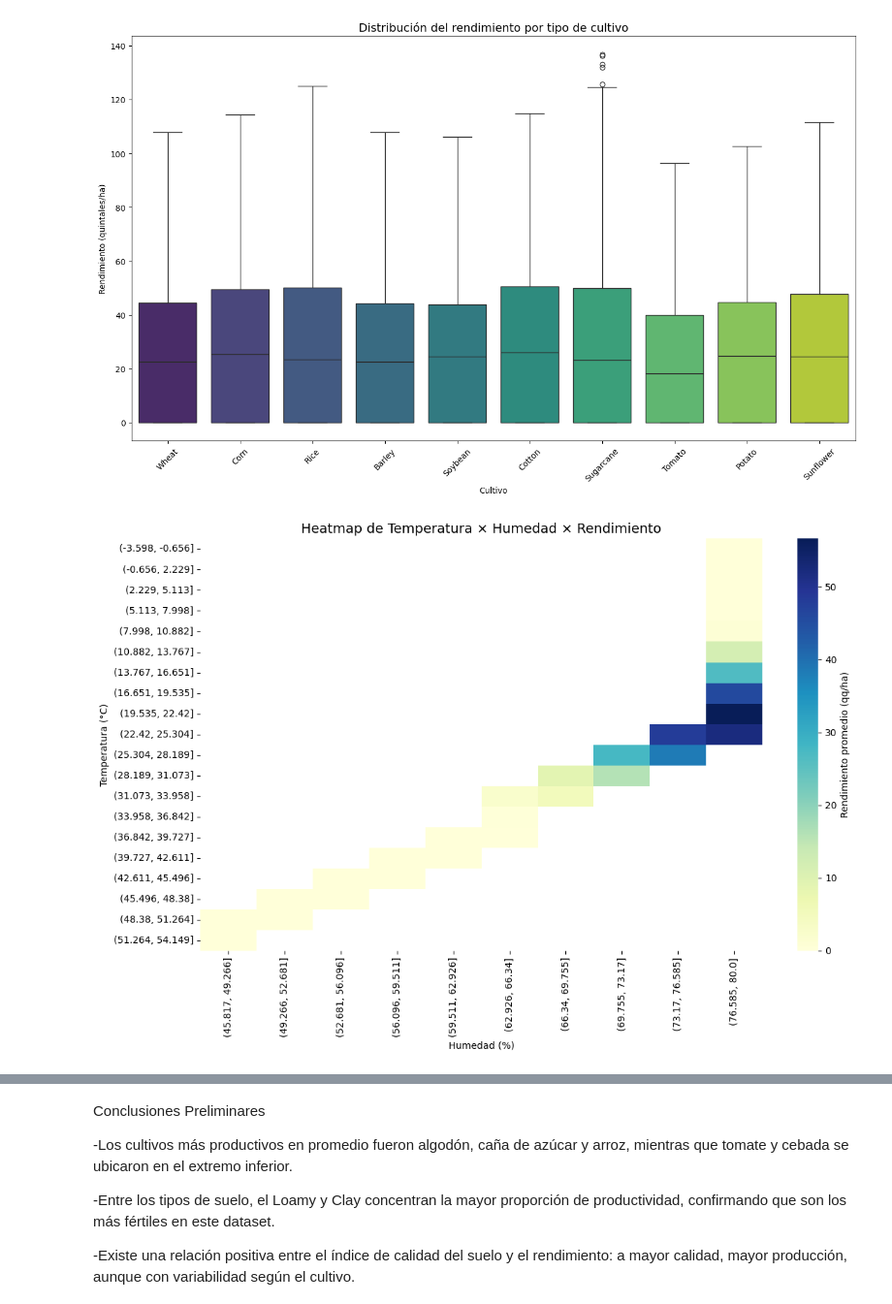
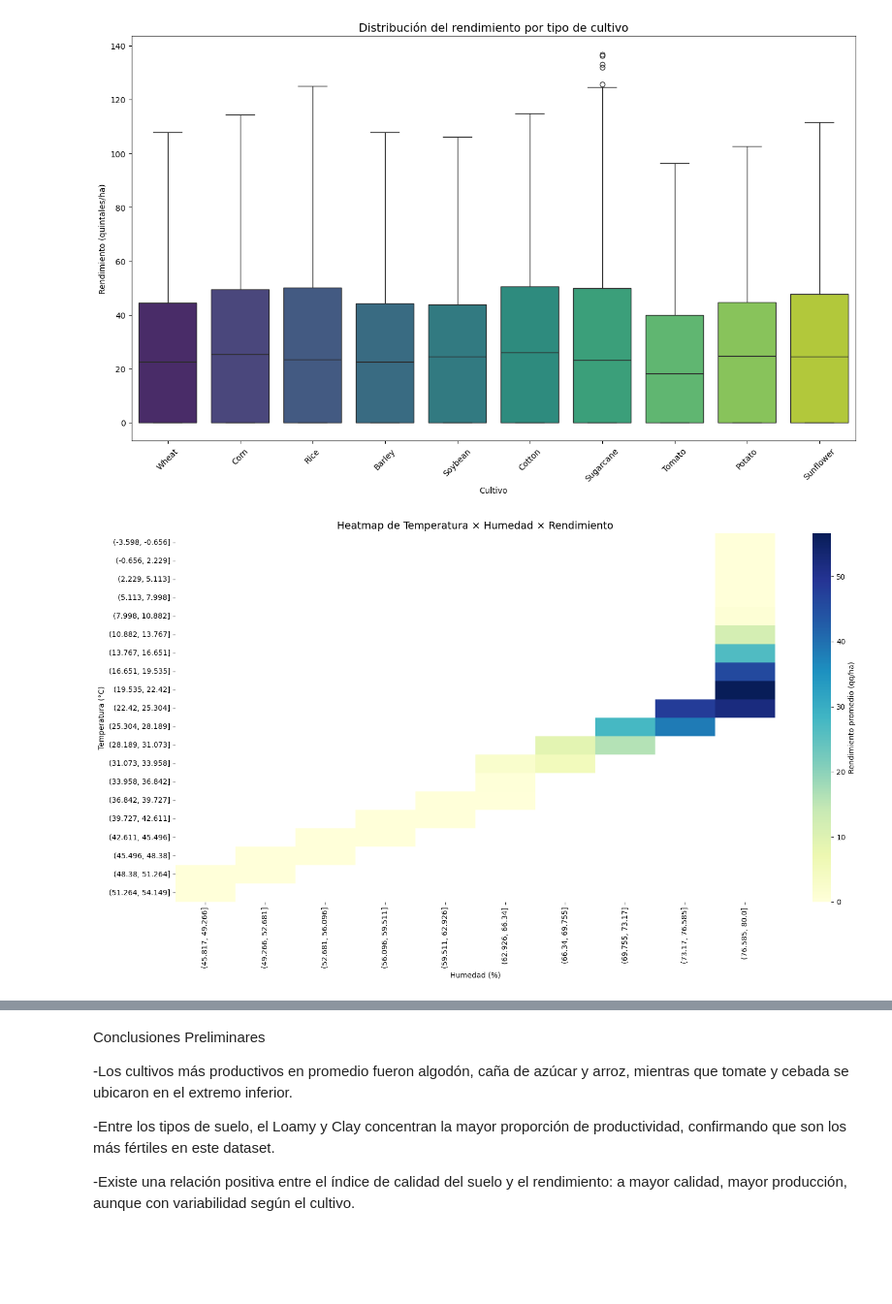
Before and after one commit to IvanSerem/agro-datascience, a Jupyter notebook: ProyectoDS_ParteI_Seremczuk.ipynb, the cells around one changed output, grey strips where cells are left out. Shown at 97% size. Saved outputs shown, nothing was run; the diff lists cells and outputs as text; code cells hidden in the pictures; blank space fills up the shorter version.

```diff
--- a/ProyectoDS_ParteI_Seremczuk.ipynb
+++ b/ProyectoDS_ParteI_Seremczuk.ipynb
@@ -163,30 +163,30 @@ Passing `palette` without assigning `hue` is deprecated and will be removed in v
 # %%
 import pandas as pd
 import seaborn as sns
 import matplotlib.pyplot as plt
 
 # Crear tabla pivote: promedio de rendimiento según temperatura y humedad
 pivot_table = df.pivot_table(
     values="Crop_Yield",
     index=pd.cut(df["Temperature"], bins=20),   # dividimos la temperatura en 20 rangos
     columns=pd.cut(df["Humidity"], bins=10),    # dividimos la humedad en 10 rangos
     aggfunc="mean"
 )
 
 # Heatmap
-plt.figure(figsize=(12,8))
+plt.figure(figsize=(16,9))
 sns.heatmap(
     pivot_table,
     cmap="YlGnBu",  # paleta de colores
     cbar_kws={'label': 'Rendimiento promedio (qq/ha)'}
 )
 plt.title("Heatmap de Temperatura × Humedad × Rendimiento", fontsize=14)
 plt.xlabel("Humedad (%)")
 plt.ylabel("Temperatura (°C)")
 plt.tight_layout()
 plt.show()
 # %% [output]
-[figure, old version]
+[figure, new version]
 # %%
 import pandas as pd
 
```
Also changed, not shown: parts of 1 cell of this notebook.
